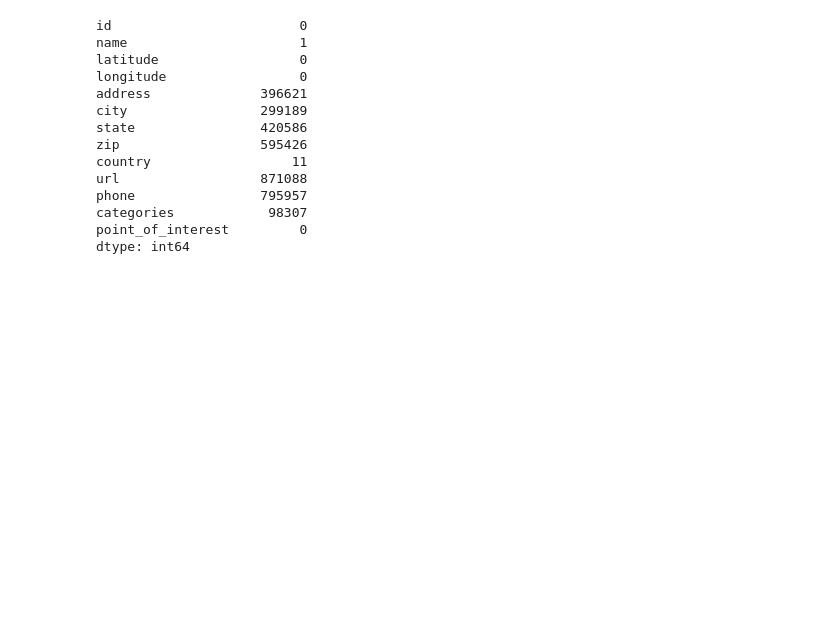
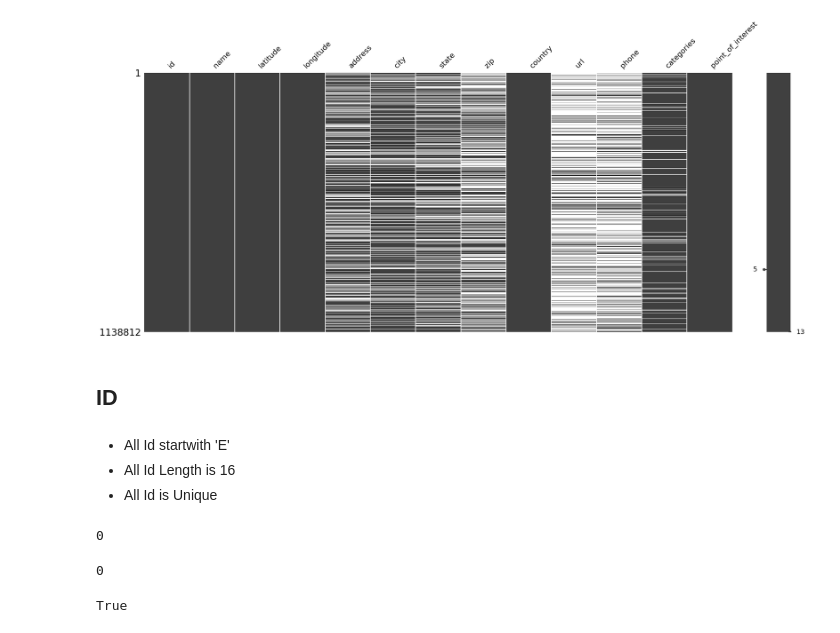
Before and after one commit to sinanazem/foursquare-location-matching, a Jupyter notebook: notebooks/Untitled.ipynb, the cells around one changed output. Saved outputs shown, nothing was run; the diff lists cells and outputs as text; code cells hidden in the pictures; blank space fills up the shorter version.

```diff
--- a/notebooks/Untitled.ipynb
+++ b/notebooks/Untitled.ipynb
@@ -18,17 +62,24 @@ df.head()
-# %%
-df.isna().sum()
-# %% [output]
-id                        0
-name                      1
-latitude                  0
-longitude                 0
-address              396621
-city                 299189
-state                420586
-zip                  595426
-country                  11
-url                  871088
-phone                795957
-categories            98307
-point_of_interest         0
-dtype: int64
+# %%
+msno.matrix(df);
+# %% [output]
+[figure, added]
+# %% [markdown]
+## ID
+# %% [markdown]
+- All Id startwith 'E'
+- All Id Length is 16
+- All Id is Unique
+# %%
+## All Id startwith 'E'
+sum(df["id"].str.startswith("E") == False)
+# %% [output]
+0
+# %%
+## All Id Length is 16
+sum(df["id"].apply(len) != 16)
+# %% [output]
+0
+# %%
+df["id"].nunique() == df.shape[0]
+# %% [output]
+True
```
Also changed, not shown: parts of 62 cells of this notebook.
